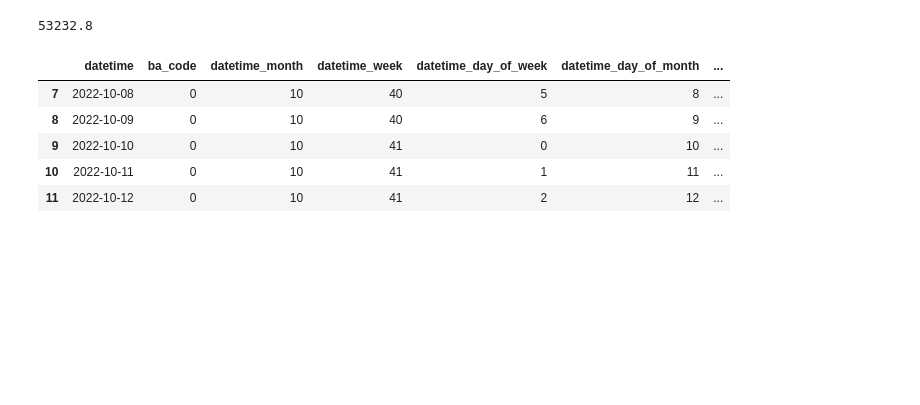
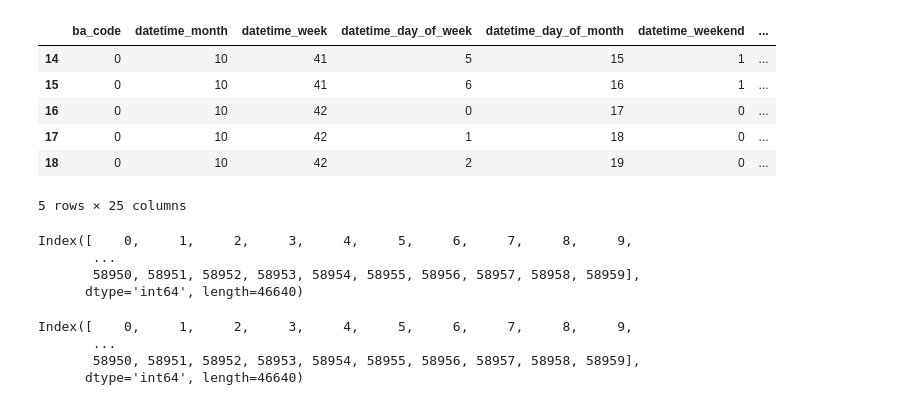
Before and after one commit to d-lazenby/energy-demand-forecasting, a Jupyter notebook: notebooks/05a_lgbm_model.ipynb, the cells around one changed output. Cells and saved outputs as stored; diff of their text form; code cells hidden in the pictures; blank space fills up the shorter version.

Commit message:
Refactoring: functions to split and transform data and to plot residuals

```diff
--- a/notebooks/05a_lgbm_model.ipynb
+++ b/notebooks/05a_lgbm_model.ipynb
@@ -1,7 +1,8 @@
 # %%
 """
-TODO: Currently take all BAs but need to only keep the ones
-    that are in BAS in src/config.py
+TODO:
+    - Residual plots
+    - Write baseline model as a class
 """
 
 from lightgbm import LGBMRegressor
@@ -29,9 +30,17 @@ from src.data import (
 from src.model import forwardfill_missing_values
 from src.paths import TRANSFORMED_DATA_DIR
 
+from src.config import BAS
+
 data = pd.read_csv(
     TRANSFORMED_DATA_DIR / "ts_tabular_2022_10_to_2025_2.csv",
     parse_dates=["datetime"])
+
+# Clean up data
+data = data[data["ba_code"].isin(BAS)]
+# Forward filling NaNs
+data = forwardfill_missing_values(data)
+
 data.head()
 # %% [output]
 |  | datetime | demand | ba_code |
@@ -63,5 +76,5 @@ dtf = DatetimeFeatures(
     drop_original=False
 )
 
-demand = dtf.fit_transform(demand)
-demand.head()
+# demand = dtf.fit_transform(demand)
+# demand.head()
@@ -90,7 +96,9 @@ def wrapper(df: pd.DataFrame, transformer: TransformerMixin) -> pd.DataFrame:
     return output
 # %%
 def get_lag_features(
-    df: pd.DataFrame, lags: list[int] = [1, 2, 3], variables: list[str] = ["demand"],
+    df: pd.DataFrame,
+    lags: list[int] = [1, 2, 3, 4, 5, 6, 7],
+    variables: list[str] = ["demand"],
     ) -> pd.DataFrame:
 
     # define lag transformer
@@ -105,11 +113,11 @@ def get_lag_features(
 
 def get_window_features(
     df: pd.DataFrame,
-    window: list[int] = [3, 5, 7],
+    window: list[int] = [3, 7, 14],
     freq: str = None,
-    functions: list[str] = ["mean"],
+    functions: list[str] = ["mean", "std", "max", "min"],
     variables: list[str] = ["demand"],
-) -> pd.DataFrame:
+    ) -> pd.DataFrame:
 
     winf = WindowFeatures(
         variables=variables,
@@ -161,7 +131,3 @@ df_.head(10)
-# %%
-(51628 + 53127 + 54708 + 53345 + 53356) / 5
-# %% [output]
-53232.8
 # %%
 from sklearn.preprocessing import FunctionTransformer
 
@@ -175,7 +141,7 @@ drop_missing = DropMissingData()
 ordinal_enc = OrdinalEncoder(variables=["ba_code"], encoding_method="arbitrary")
 
 # Also drop the target from the training set
-drop_target = DropFeatures(features_to_drop=["demand"])
+drop_target = DropFeatures(features_to_drop=["demand", "datetime"])
 # %%
 pipe = Pipeline(
     [
@@ -188,15 +154,28 @@ pipe = Pipeline(
     ]
 )
 # %%
-demand = data.copy()
+demand_ = pipe.fit_transform(demand)
 
-demand = pipe.fit_transform(demand)
-
-demand.head()
+demand_.head()
 # %% [output]
-|  | datetime | ba_code | datetime_month | datetime_week | datetime_day_of_week | datetime_day_of_month | ... |
-| 7 | 2022-10-08 | 0 | 10 | 40 | 5 | 8 | ... |
-| 8 | 2022-10-09 | 0 | 10 | 40 | 6 | 9 | ... |
-| 9 | 2022-10-10 | 0 | 10 | 41 | 0 | 10 | ... |
-| 10 | 2022-10-11 | 0 | 10 | 41 | 1 | 11 | ... |
-| 11 | 2022-10-12 | 0 | 10 | 41 | 2 | 12 | ... |
+|  | ba_code | datetime_month | datetime_week | datetime_day_of_week | datetime_day_of_month | datetime_weekend | ... |
+| 14 | 0 | 10 | 41 | 5 | 15 | 1 | ... |
+| 15 | 0 | 10 | 41 | 6 | 16 | 1 | ... |
+| 16 | 0 | 10 | 42 | 0 | 17 | 0 | ... |
+| 17 | 0 | 10 | 42 | 1 | 18 | 0 | ... |
+| 18 | 0 | 10 | 42 | 2 | 19 | 0 | ... |
+5 rows × 25 columns
+# %%
+demand.index
+# %% [output]
+Index([    0,     1,     2,     3,     4,     5,     6,     7,     8,     9,
+       ...
+       58950, 58951, 58952, 58953, 58954, 58955, 58956, 58957, 58958, 58959],
+      dtype='int64', length=46640)
+# %%
+data.index
+# %% [output]
+Index([    0,     1,     2,     3,     4,     5,     6,     7,     8,     9,
+       ...
+       58950, 58951, 58952, 58953, 58954, 58955, 58956, 58957, 58958, 58959],
+      dtype='int64', length=46640)
```
Also changed, not shown: parts of 32 cells of this notebook.
